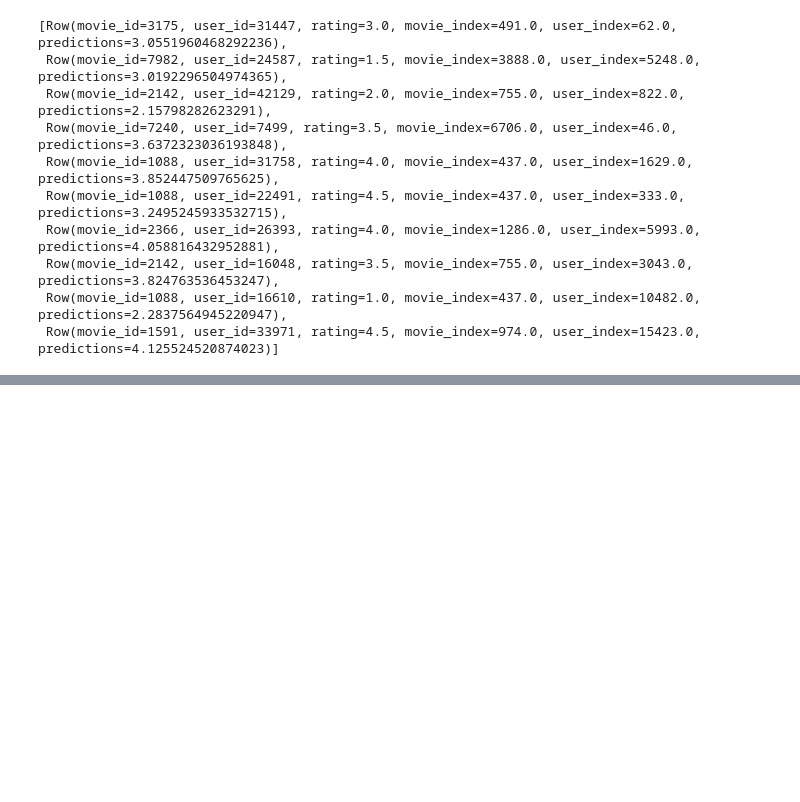
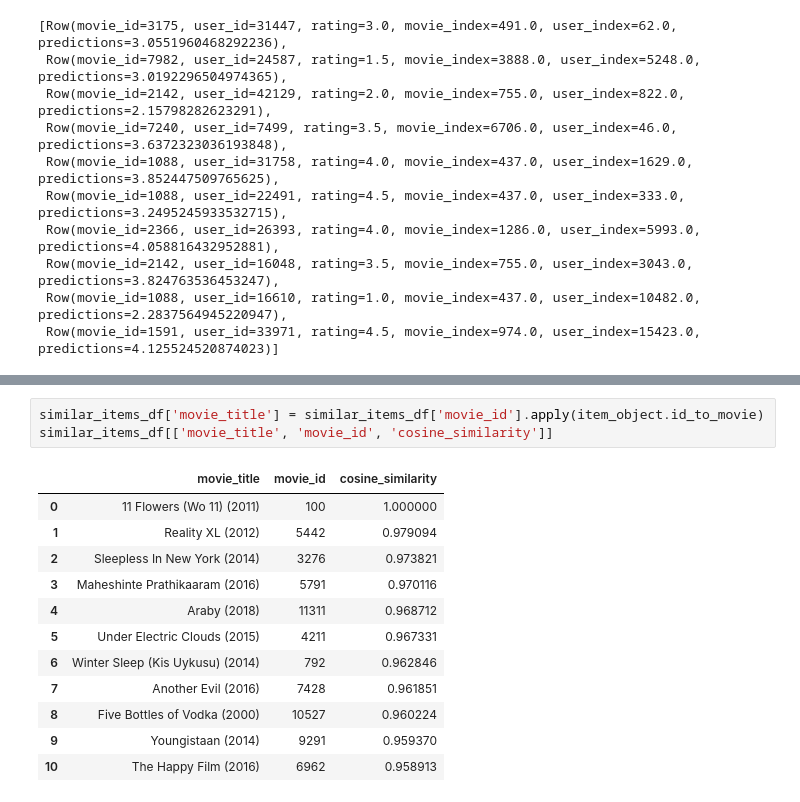
Before and after one commit to fawern/ALS-Recommendation-pyspark-BigData, a Jupyter notebook: src/main.ipynb, the cells around one changed output, grey strips where cells are left out. Drawn from its saved outputs; the diff is of its cells as text; blank space fills up the shorter version.

```diff
--- a/src/main.ipynb
+++ b/src/main.ipynb
@@ -315,0 +417,16 @@ only showing top 20 rows
+# %%
+similar_items_df['movie_title'] = similar_items_df['movie_id'].apply(item_object.id_to_movie)
+similar_items_df[['movie_title', 'movie_id', 'cosine_similarity']]
+# %% [output]
+|  | movie_title | movie_id | cosine_similarity |
+| 0 | 11 Flowers (Wo 11) (2011) | 100 | 1.000000 |
+| 1 | Reality XL (2012) | 5442 | 0.979094 |
+| 2 | Sleepless In New York (2014) | 3276 | 0.973821 |
+| 3 | Maheshinte Prathikaaram (2016) | 5791 | 0.970116 |
+| 4 | Araby (2018) | 11311 | 0.968712 |
+| 5 | Under Electric Clouds (2015) | 4211 | 0.967331 |
+| 6 | Winter Sleep (Kis Uykusu) (2014) | 792 | 0.962846 |
+| 7 | Another Evil (2016) | 7428 | 0.961851 |
+| 8 | Five Bottles of Vodka (2000) | 10527 | 0.960224 |
+| 9 | Youngistaan (2014) | 9291 | 0.959370 |
+| 10 | The Happy Film (2016) | 6962 | 0.958913 |
```
Also changed, not shown: parts of 25 cells of this notebook, 1 other file.
